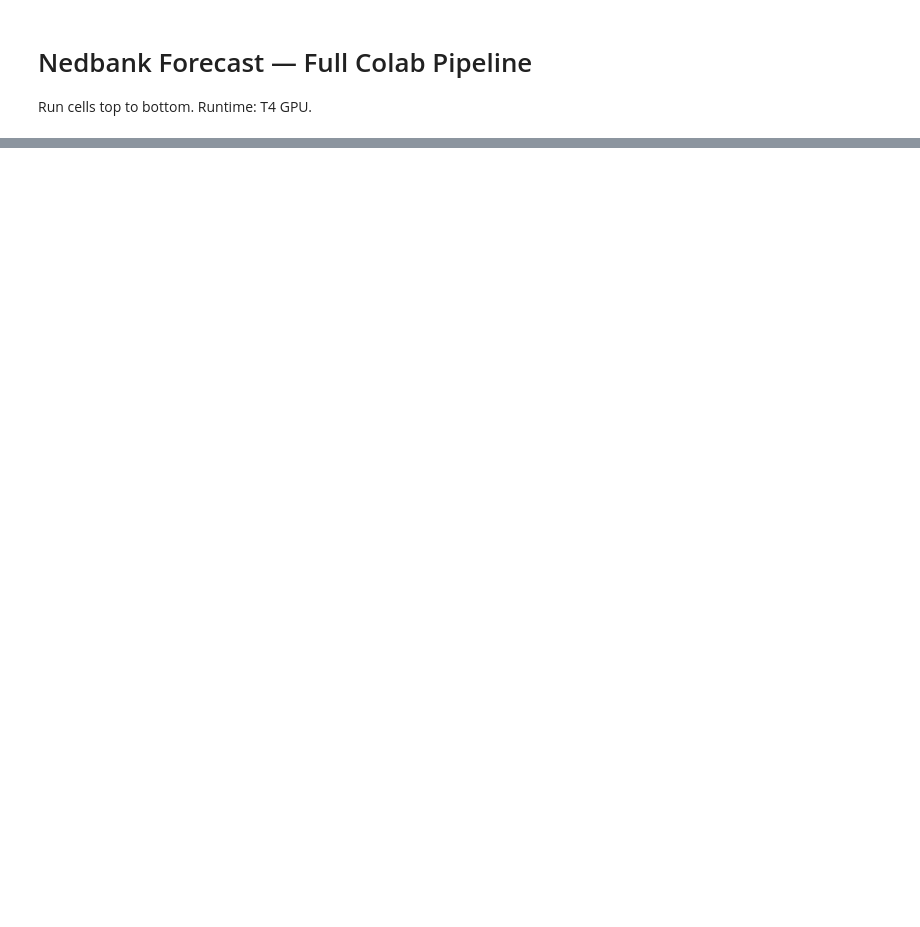
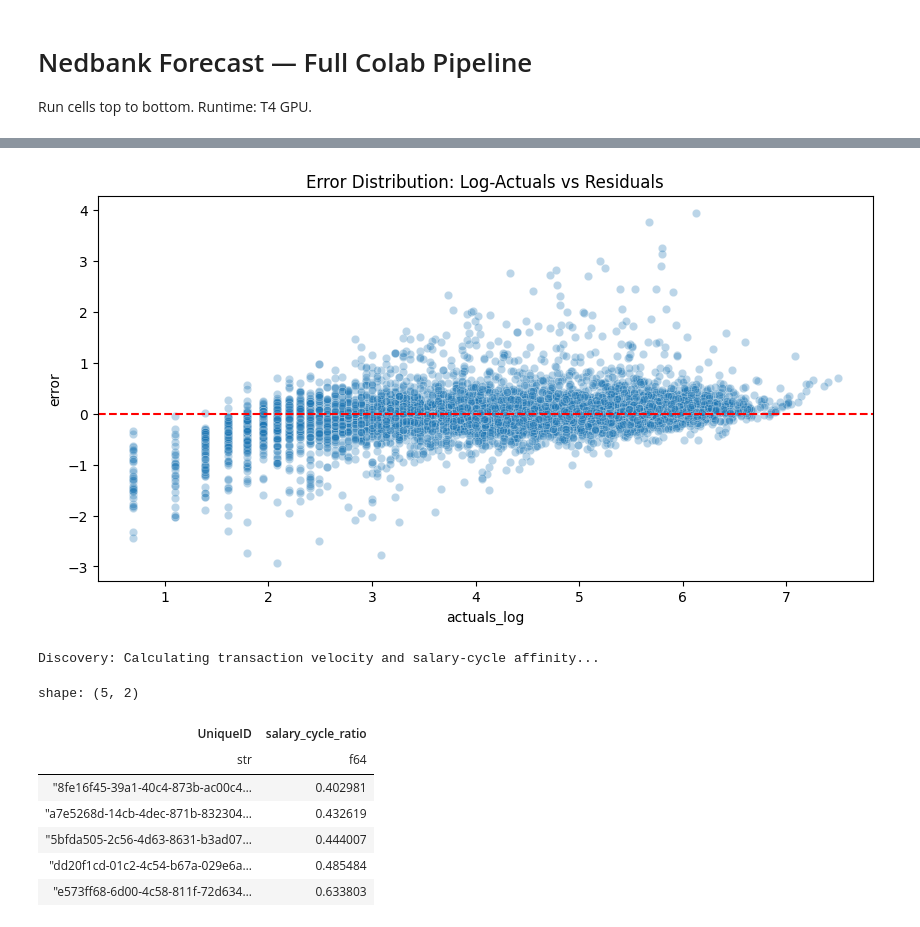
Before and after one commit to ZolisaSilolo/zindi_nedbank_forecast, a Jupyter notebook: notebooks/00_colab_setup.ipynb, the cells around one changed output, grey strips where cells are left out. Drawn from its saved outputs; the diff is of its cells as text; code cells hidden in the pictures; blank space fills up the shorter version.

```diff
--- a/notebooks/00_colab_setup.ipynb
+++ b/notebooks/00_colab_setup.ipynb
@@ -52,0 +122,13 @@ os.environ['DATA_DIR'] = DRIVE_DIR
+# %%
+# 5. Clone repo and refresh .env with updated variables
+!rm -rf zindi_nedbank_forecast
+!git clone https://github.com/ZolisaSilolo/zindi_nedbank_forecast.git
+%cd zindi_nedbank_forecast
+
+# Writing environment variables to .env for the python scripts to pick up
+with open('.env', 'w') as f:
+    f.write(f"HF_TOKEN={os.environ['HF_TOKEN']}\n")
+    f.write(f"HF_REPO={os.environ['HF_REPO']}\n")
+    f.write(f"DATA_DIR={os.environ['DATA_DIR']}\n")
+
+print("Environment file .env updated with HF_REPO:", os.environ['HF_REPO'])
@@ -68,0 +762,47 @@ files.download('submissions/final_submission.csv')
+# %%
+import pandas as pd
+import numpy as np
+import matplotlib.pyplot as plt
+import seaborn as sns
+
+# 1. Error Analysis: Where is the model missing?
+train_eval = train_data.copy()
+train_eval['preds_log'] = oof_preds
+train_eval['actuals_log'] = np.log1p(train_eval['next_3m_txn_count'])
+train_eval['error'] = train_eval['actuals_log'] - train_eval['preds_log']
+
+plt.figure(figsize=(10, 5))
+sns.scatterplot(data=train_eval, x='actuals_log', y='error', alpha=0.3)
+plt.axhline(0, color='red', linestyle='--')
+plt.title('Error Distribution: Log-Actuals vs Residuals')
+plt.show()
+
+# 2. Advanced Feature Engineering Concept
+def engineer_enhanced_features(df_trans, df_fin):
+    # Salary cycle check (Days 25-31 and 1-5)
+    print("Discovery: Calculating transaction velocity and salary-cycle affinity...")
+
+    salary_affinity = df_trans.with_columns([
+        pl.col('TransactionDate').dt.day().alias('dom')
+    ]).with_columns([
+        pl.when(pl.col('dom').is_in(list(range(25,32)) + list(range(1,6))))
+        .then(1).otherwise(0).alias('is_salary_period')
+    ]).group_by('UniqueID').agg(
+        pl.col('is_salary_period').mean().alias('salary_cycle_ratio')
+    )
+
+    return salary_affinity
+
+enhanced_meta = engineer_enhanced_features(trans_clean, pl.read_parquet(os.path.join(BASE_DIR, 'financials_features.parquet')))
+display(enhanced_meta.head())
+# %% [output]
+[figure, added]
+Discovery: Calculating transaction velocity and salary-cycle affinity...
+shape: (5, 2)
+| UniqueID | salary_cycle_ratio |
+| str | f64 |
+| "8fe16f45-39a1-40c4-873b-ac00c4… | 0.402981 |
+| "a7e5268d-14cb-4dec-871b-832304… | 0.432619 |
+| "5bfda505-2c56-4d63-8631-b3ad07… | 0.444007 |
+| "dd20f1cd-01c2-4c54-b67a-029e6a… | 0.485484 |
+| "e573ff68-6d00-4c58-811f-72d634… | 0.633803 |
```
Also changed, not shown: parts of 28 cells of this notebook.
